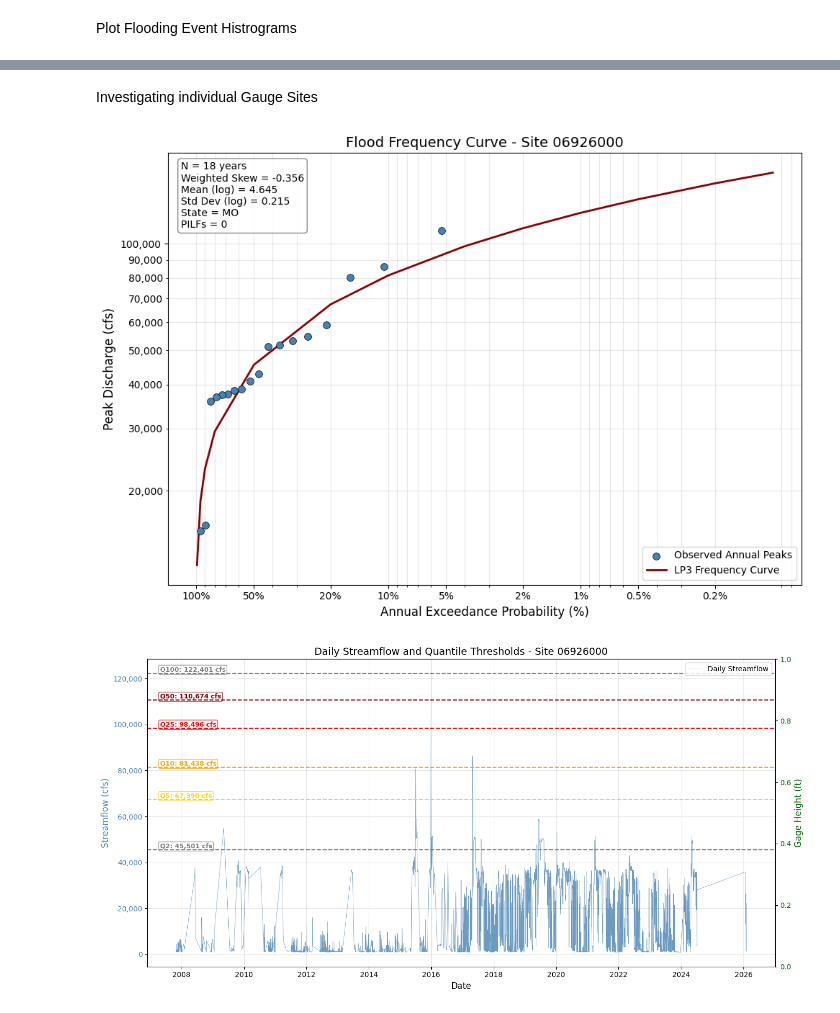
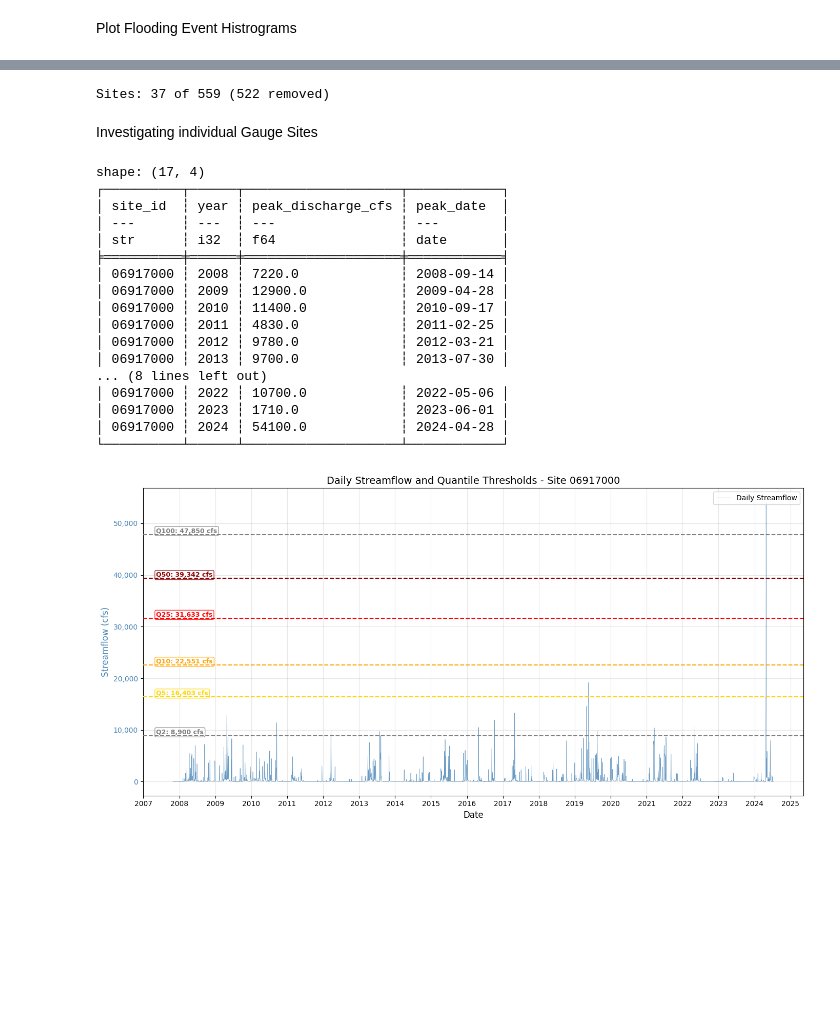
Before and after one commit to connorjsmith28/Flood-Forecasting, a Jupyter notebook: data_exploration/Log_Pearson3_Flooding.ipynb, the cells around one changed output, grey strips where cells are left out. Drawn from its saved outputs; the diff is of its cells as text; code cells hidden in the pictures; blank space fills up the shorter version.

Commit message:
Add LP3 results CSV seed and update Log-Pearson III notebook
Co-Authored-By: Claude Sonnet 4.6 <noreply@anthropic.com>

```diff
--- a/data_exploration/Log_Pearson3_Flooding.ipynb
+++ b/data_exploration/Log_Pearson3_Flooding.ipynb
@@ -913,3 +980,8 @@ Sites: 560 of 560 (0 removed)
+# %%
+# Plot the Flood Severity Score by gauge location
+plot_gauge_locations(lp3_results, "Flood Severity Score by Gauge Location", "flood_severity_score", "Score", 1.25, None, False)
+# %% [output]
+Sites: 37 of 559 (522 removed)
 # %%
 from matplotlib.ticker import ScalarFormatter, FuncFormatter, LogLocator
 
@@ -1071,8 +1143,11 @@ def plot_flood_frequency_curve(
     ax.grid(True, alpha=0.3, which="both")
 
     plt.tight_layout()
-    plt.show()
+    # plt.show()
+    return fig
 # %%
+from matplotlib.dates import YearLocator, DateFormatter
+
 def plot_daily_streamflow_with_thresholds(
     sfd_df: pl.DataFrame,
     lp3_results: pl.DataFrame,
@@ -1080,7 +1155,7 @@ def plot_daily_streamflow_with_thresholds(
     station_col: str = "site_id",
     date_col: str = "observed_date",
     streamflow_col: str = "streamflow_cfs_max",
-    gage_height_col: str = "gage_height_ft_max",
+    # gage_height_col: str = "gage_height_ft_max",
     return_periods: list = [2, 5, 10, 25, 50, 100]
 ):
     """
@@ -1116,11 +1191,11 @@ def plot_daily_streamflow_with_thresholds(
     # Extract data for plotting
     dates = site_data[date_col].to_numpy()
     streamflow = site_data[streamflow_col].to_numpy()
-    gage_height = site_data[gage_height_col].to_numpy()
+    # gage_height = site_data[gage_height_col].to_numpy()
 
     # Create figure with dual y-axes
     fig, ax1 = plt.subplots(figsize=(14, 7))
-    ax2 = ax1.twinx()
+    # ax2 = ax1.twinx()
 
     # Plot streamflow on primary axis
     ax1.plot(
@@ -1177,33 +1252,51 @@ def plot_daily_streamflow_with_thresholds(
     # Labels and formatting
     ax1.set_xlabel("Date", fontsize=12)
     ax1.set_ylabel("Streamflow (cfs)", fontsize=12, color="steelblue")
-    ax2.set_ylabel("Gage Height (ft)", fontsize=12, color="darkgreen")
+    # ax2.set_ylabel("Gage Height (ft)", fontsize=12, color="darkgreen")
 
     ax1.tick_params(axis="y", labelcolor="steelblue")
-    ax2.tick_params(axis="y", labelcolor="darkgreen")
+    # ax2.tick_params(axis="y", labelcolor="darkgreen")
 
     ax1.set_title(f"Daily Streamflow and Quantile Thresholds - Site {site_id}", fontsize=14)
 
     # Grid
     ax1.grid(True, alpha=0.3, which="both")
+    ax1.xaxis.set_major_locator(YearLocator(1))
+    ax1.xaxis.set_major_formatter(DateFormatter("%Y"))
+    # plt.setp(ax1.xaxis.get_majorticklabels(), rotation=45, ha="right")
 
     # Legend
     lines1, labels1 = ax1.get_legend_handles_labels()
-    lines2, labels2 = ax2.get_legend_handles_labels()
-    ax1.legend(lines1 + lines2, labels1 + labels2, loc="upper right", fontsize=10)
+    # ls2, labels2 = ax2.get_legend_handles_labels()
+    # ineax1.legend(lines1 + lines2, labels1 + labels2, loc="upper right", fontsize=10)
+    ax1.legend(lines1, labels1, loc="upper right", fontsize=10)
 
     plt.tight_layout()
-    plt.show()
+    # plt.show()
+    return fig
 # %% [markdown]
 Investigating individual Gauge Sites
 # %%
-inv_gauge_site_id = "06926000"
+inv_gauge_site_id = "06917000"
+print(annual_peaks_sfd.filter(pl.col("site_id") == inv_gauge_site_id))
+plot_flood_frequency_curve(annual_peaks_sfd, lp3_results, inv_gauge_site_id)
+plot_daily_streamflow_with_thresholds(sfd_df, lp3_results, inv_gauge_site_id)
+# %% [output]
+shape: (17, 4)
+┌──────────┬──────┬────────────────────┬────────────┐
+│ site_id  ┆ year ┆ peak_discharge_cfs ┆ peak_date  │
+│ ---      ┆ ---  ┆ ---                ┆ ---        │
+│ str      ┆ i32  ┆ f64                ┆ date       │
+╞══════════╪══════╪════════════════════╪════════════╡
+│ 06917000 ┆ 2008 ┆ 7220.0             ┆ 2008-09-14 │
+│ 06917000 ┆ 2009 ┆ 12900.0            ┆ 2009-04-28 │
+│ 06917000 ┆ 2010 ┆ 11400.0            ┆ 2010-09-17 │
+│ 06917000 ┆ 2011 ┆ 4830.0             ┆ 2011-02-25 │
+│ 06917000 ┆ 2012 ┆ 9780.0             ┆ 2012-03-21 │
+│ 06917000 ┆ 2013 ┆ 9700.0             ┆ 2013-07-30 │
+... (8 lines left out)
+│ 06917000 ┆ 2022 ┆ 10700.0            ┆ 2022-05-06 │
+│ 06917000 ┆ 2023 ┆ 1710.0             ┆ 2023-06-01 │
+│ 06917000 ┆ 2024 ┆ 54100.0            ┆ 2024-04-28 │
+└──────────┴──────┴────────────────────┴────────────┘
+[figure, added]
-# %%
-plot_flood_frequency_curve(annual_peaks_sfd, lp3_results, inv_gauge_site_id)
-# %% [output]
-[figure, removed]
-# %%
-# Usage:
-plot_daily_streamflow_with_thresholds(sfd_df, lp3_results, inv_gauge_site_id)
-# %% [output]
-[figure, removed]
```
Also changed, not shown: parts of 26 cells of this notebook, 1 other file.
